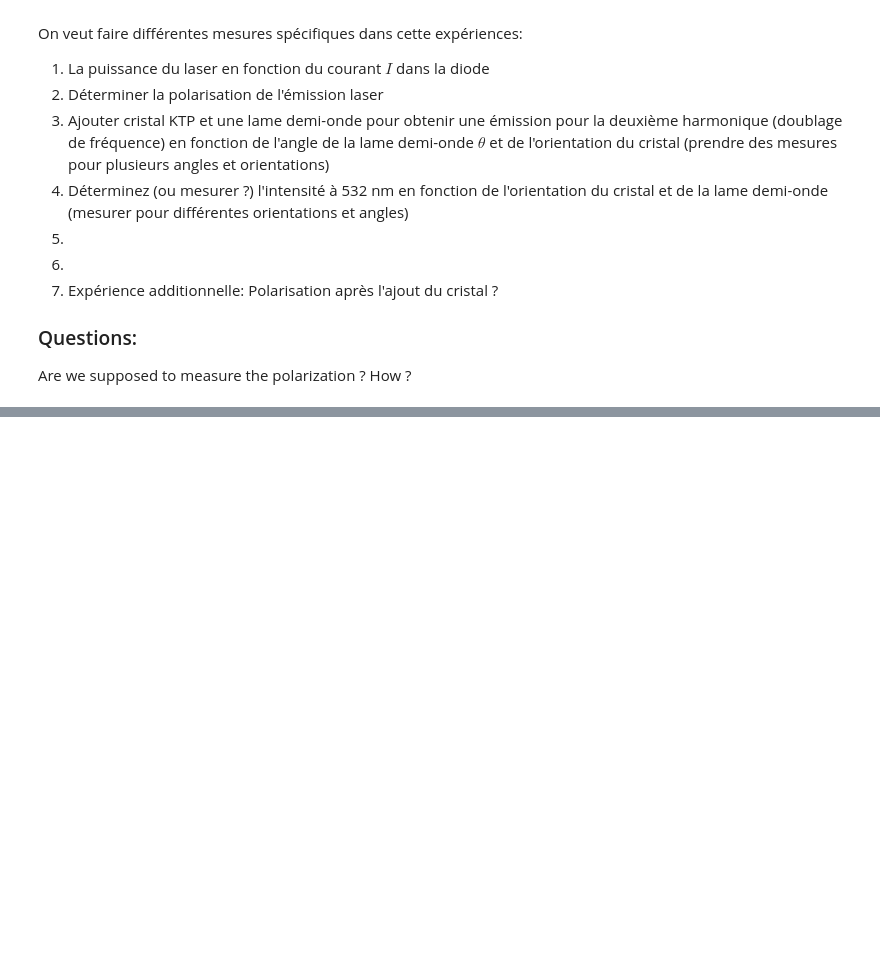
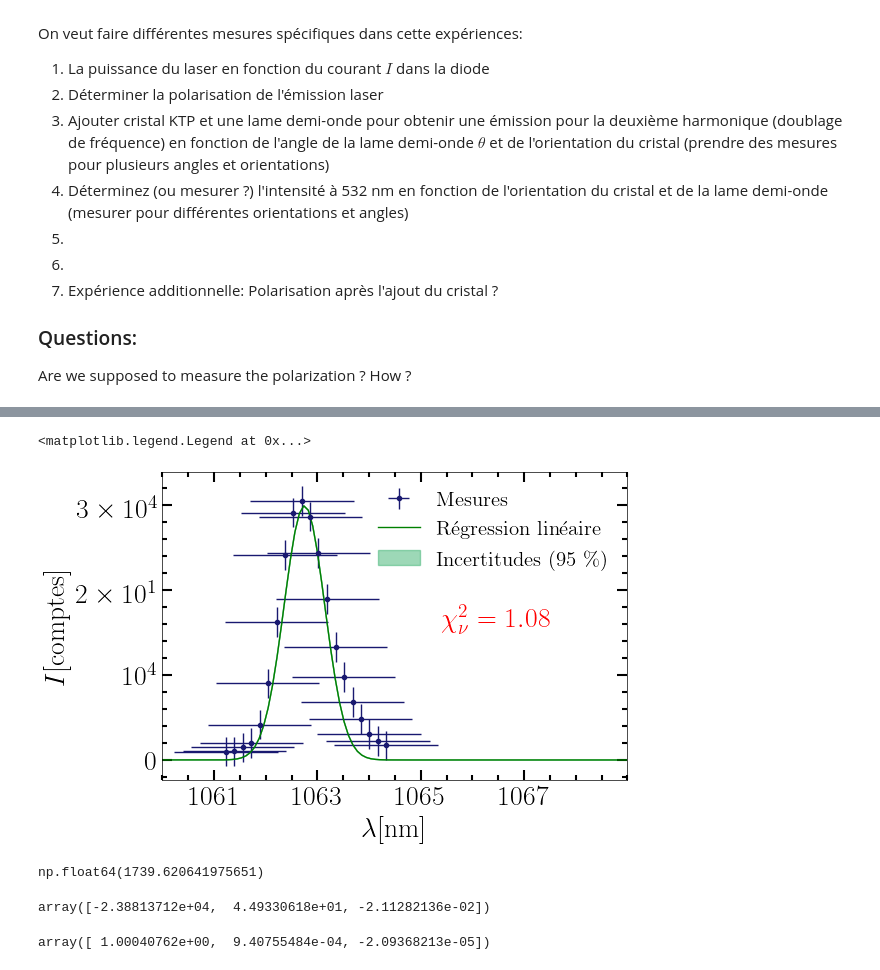
Before and after one commit to EnceladeCandy/phy3040, a Jupyter notebook: notebooks/optique_non_lineaire.ipynb, the cells around one changed output, grey strips where cells are left out. Saved outputs shown, nothing was run; the diff lists cells and outputs as text; code cells hidden in the pictures; blank space fills up the shorter version.

```diff
--- a/notebooks/optique_non_lineaire.ipynb
+++ b/notebooks/optique_non_lineaire.ipynb
@@ -284,0 +436,20 @@ $$
+# %%
+Regression_width = FrequentistRegression(
+    degree = 2,
+    sigma_noise = sigma_intensity /intensity,
+)
+
+params_fitted, std_fitted = Regression_width.wfit(
+    obs = np.log(intensity),
+    x = wavelength,
+    ridge_reg = 0,
+    fit_intercept = True
+)
+
+chi2 = Regression_width.compute_chi2(
+    obs = np.log(intensity)
+)
+print( "chi", chi2)
+phys_fitted = fitted_params_to_phys_params(params_fitted)
+pred_intensity_log = Regression_width.forward_model()
+print(phys_fitted)
@@ -284,0 +485,44 @@ $$
+# %%
+wavelength_fit = np.linspace(wavelength.min()-20, wavelength.max()+20, 500)
+
+
+fig, axs = plt.subplots(1, 1, figsize = (6, 4))
+ax = axs
+ax.errorbar(x = wavelength, y = intensity, fmt = ".", xerr=sigma_wavelength / 10, yerr=sigma_intensity, label = "Mesures", color = "midnightblue")
+intensity_prediction = gaussian_profile(wavelength_fit, *phys_fitted)
+ax.plot(wavelength_fit, intensity_prediction, label = "Régression linéaire", color = "green")
+ax.fill_between(wavelength_fit, intensity_prediction, intensity_prediction, label = "Incertitudes (95 \%)", color = "mediumseagreen", alpha = 0.5)
+
+
+x_ticks = np.arange(1061, 1068, 2, dtype=np.int16)
+x_tick_labels = x_ticks
+y_ticks = np.arange(0, 30001, 10000)
+y_tick_labels = [r"$0$", r"$10^4$", r"$2\times 10^1$", r"$3 \times 10^4$"]
+ax.xaxis.set_ticks(x_ticks)
+ax.xaxis.set_ticklabels(x_tick_labels)
+ax.yaxis.set_ticks(y_ticks)
+ax.yaxis.set_ticklabels(y_tick_labels)
+ax.tick_params(which = 'major', axis = 'both', length = 7, width = 1.5)
+ax.tick_params(which = 'minor', axis = 'both', length = 3.5, width = 1.5)
+ax.annotate(r"$\chi^2_{\nu} = %.2f$"%chi2, xy = (0.6, 0.5), xycoords = 'axes fraction', color = 'r', fontsize = 20)
+ax.set(xlabel = r"$\lambda$[nm]", ylabel = r"$I$[comptes]", xlim = (1060, 1069))
+handles, labels = plt.gca().get_legend_handles_labels()
+order = [2,0,1]
+
+plt.savefig(os.path.join(figure_folder, 'figure_width.pdf'), bbox_inches = 'tight')
+ax.legend([handles[idx] for idx in order],[labels[idx] for idx in order], loc = "upper right")
+# %% [output]
+<matplotlib.legend.Legend at 0x...>
+[figure, added]
+# %%
+sigma_intensity
+# %% [output]
+np.float64(1739.620641975651)
+# %%
+params_fitted
+# %% [output]
+array([-2.38813712e+04,  4.49330618e+01, -2.11282136e-02])
+# %%
+phys_fitted
+# %% [output]
+array([ 1.00040762e+00,  9.40755484e-04, -2.09368213e-05])
```
Also changed, not shown: parts of 22 cells of this notebook.
